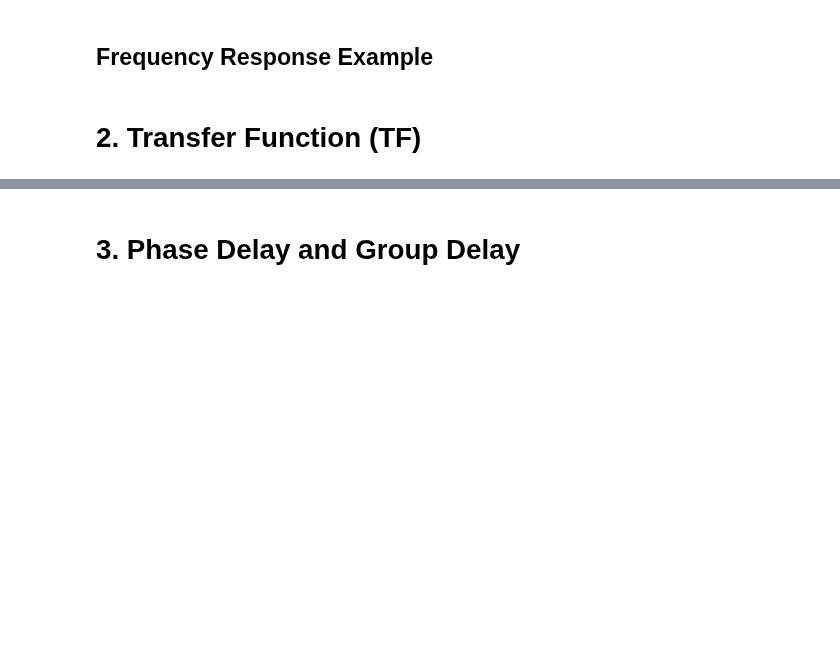
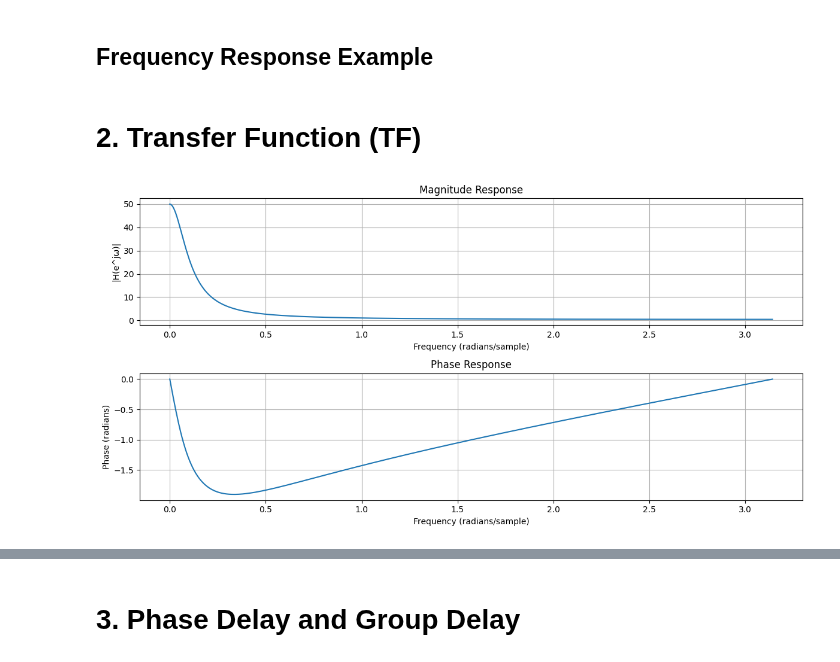
Before and after one commit to zharfanw/zhongshan_dsp_python, a Jupyter notebook: 10_Transform_DomainSystem.ipynb, the cells around one changed output, grey strips where cells are left out. Drawn from its saved outputs; the diff is of its cells as text; code cells hidden in the pictures; blank space fills up the shorter version.

```diff
--- a/10_Transform_DomainSystem.ipynb
+++ b/10_Transform_DomainSystem.ipynb
@@ -78,3 +78,49 @@ bla bla
 ## Frequency Response Example
 # %% [markdown]
 # 2. Transfer Function (TF)
+# %%
+import numpy as np
+import matplotlib.pyplot as plt
+
+# Koefisien numerator dan denominator
+b = [1, -0.5]         # Numerator coefficients
+a = [1, -1.8, 0.81]   # Denominator coefficients
+
+# Frekuensi sudut (dalam radian/sampel)
+omega = np.linspace(0, np.pi, 500)  # Dari 0 hingga π (frekuensi normal)
+
+# Frequency response
+H = np.zeros_like(omega, dtype=complex)
+for i, w in enumerate(omega):
+    z = np.exp(1j * w)  # Unit circle
+    numerator = sum(b[k] * z**(-k) for k in range(len(b)))
+    denominator = sum(a[k] * z**(-k) for k in range(len(a)))
+    H[i] = numerator / denominator
+
+# Magnitude dan phase
+magnitude = np.abs(H)
+phase = np.angle(H)
+
+# Plot hasil
+plt.figure(figsize=(12, 6))
+
+# Magnitude response
+plt.subplot(2, 1, 1)
+plt.plot(omega, magnitude)
+plt.title("Magnitude Response")
+plt.xlabel("Frequency (radians/sample)")
+plt.ylabel("|H(e^jω)|")
+plt.grid()
+
+# Phase response
+plt.subplot(2, 1, 2)
+plt.plot(omega, phase)
+plt.title("Phase Response")
+plt.xlabel("Frequency (radians/sample)")
+plt.ylabel("Phase (radians)")
+plt.grid()
+
+plt.tight_layout()
+plt.show()
+# %% [output]
+[figure, added]
```
Also changed, not shown: parts of 1 cell of this notebook.
